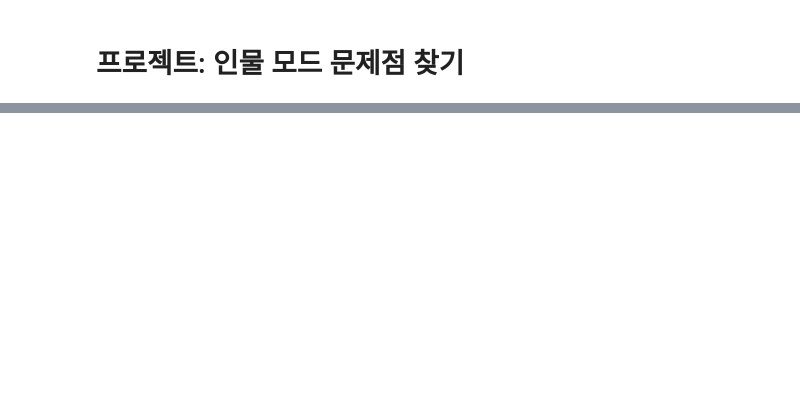
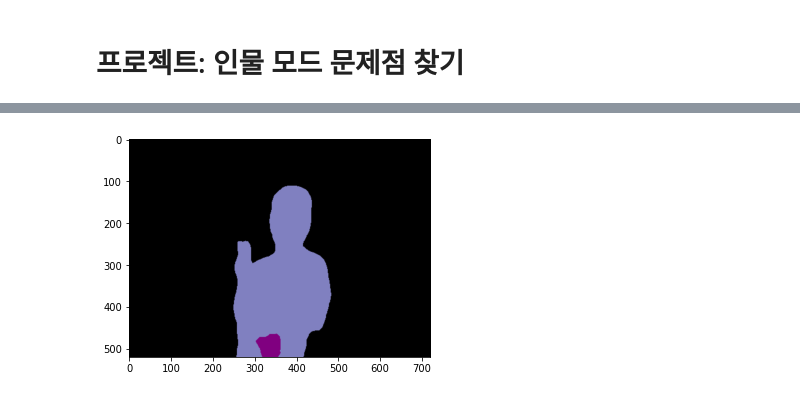
Before and after one commit to twelvesense/first-repository, a Jupyter notebook: ExplNode10.ipynb, the cells around one changed output, grey strips where cells are left out. Drawn from its saved outputs; the diff is of its cells as text; code cells hidden in the pictures; blank space fills up the shorter version.

```diff
--- a/ExplNode10.ipynb
+++ b/ExplNode10.ipynb
@@ -68,0 +15,12 @@ import matplotlib.pyplot as plt
+# %%
+# PixelLib 적용
+model_dir = './data/models'
+model_file = os.path.join(model_dir, 'deeplabv3_xception_tf_dim_ordering_tf_kernels.h5')
+model = semantic_segmentation()
+model.load_pascalvoc_model(model_file)
+
+LABEL_NAMES = [
+    'background', 'aeroplane', 'bicycle', 'bird', 'boat', 'bottle', 'bus',
+    'car', 'cat', 'chair', 'cow', 'diningtable', 'dog', 'horse', 'motorbike',
+    'person', 'pottedplant', 'sheep', 'sofa', 'train', 'tv'
+]
@@ -68,0 +40,7 @@ import matplotlib.pyplot as plt
+# %%
+# segmentAsPascalvoc 세그멘테이션 모델의 결과 (BGR)
+segvalues, output = model.segmentAsPascalvoc(img_path)
+plt.imshow(output)
+plt.show()
+# %% [output]
+[figure, added]
```
Also changed, not shown: parts of 60 cells of this notebook.
